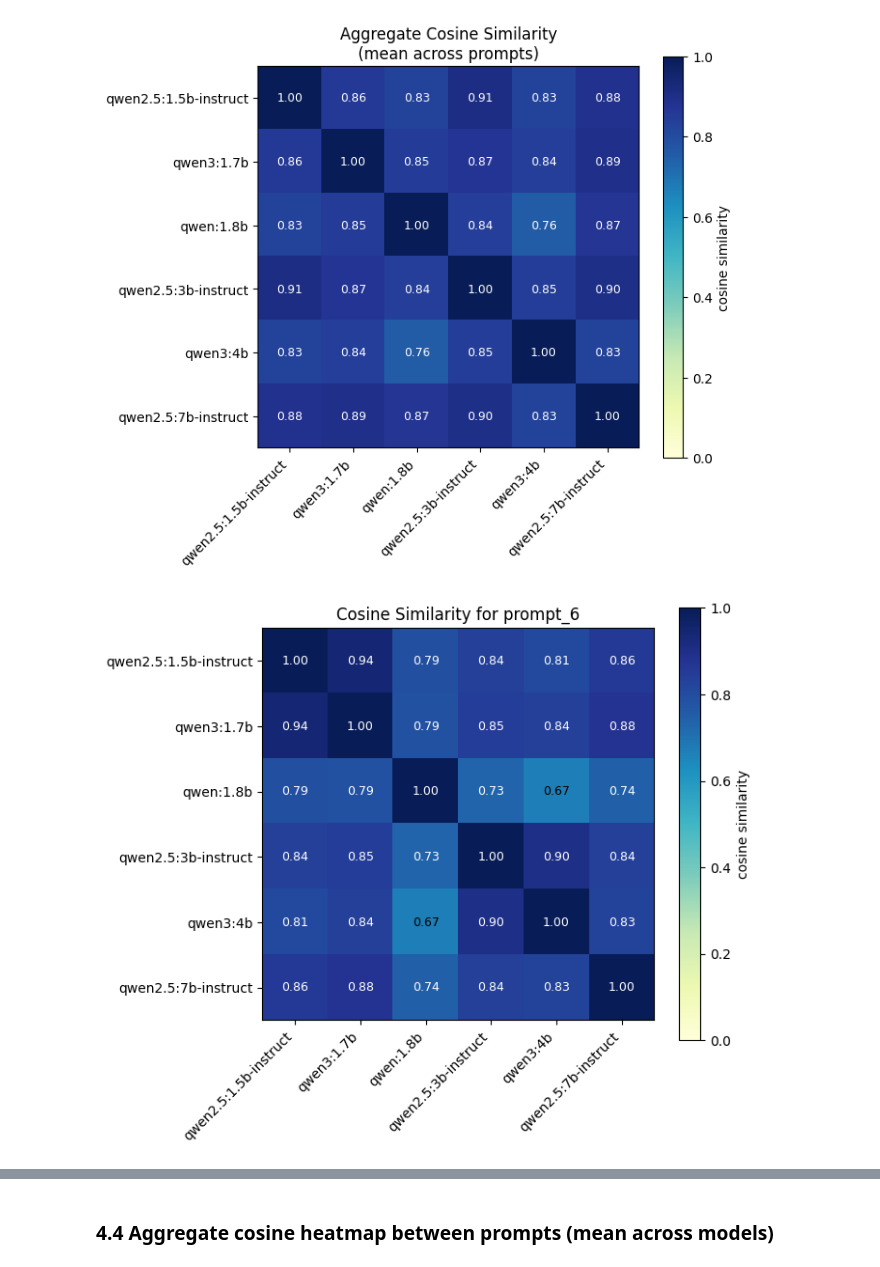
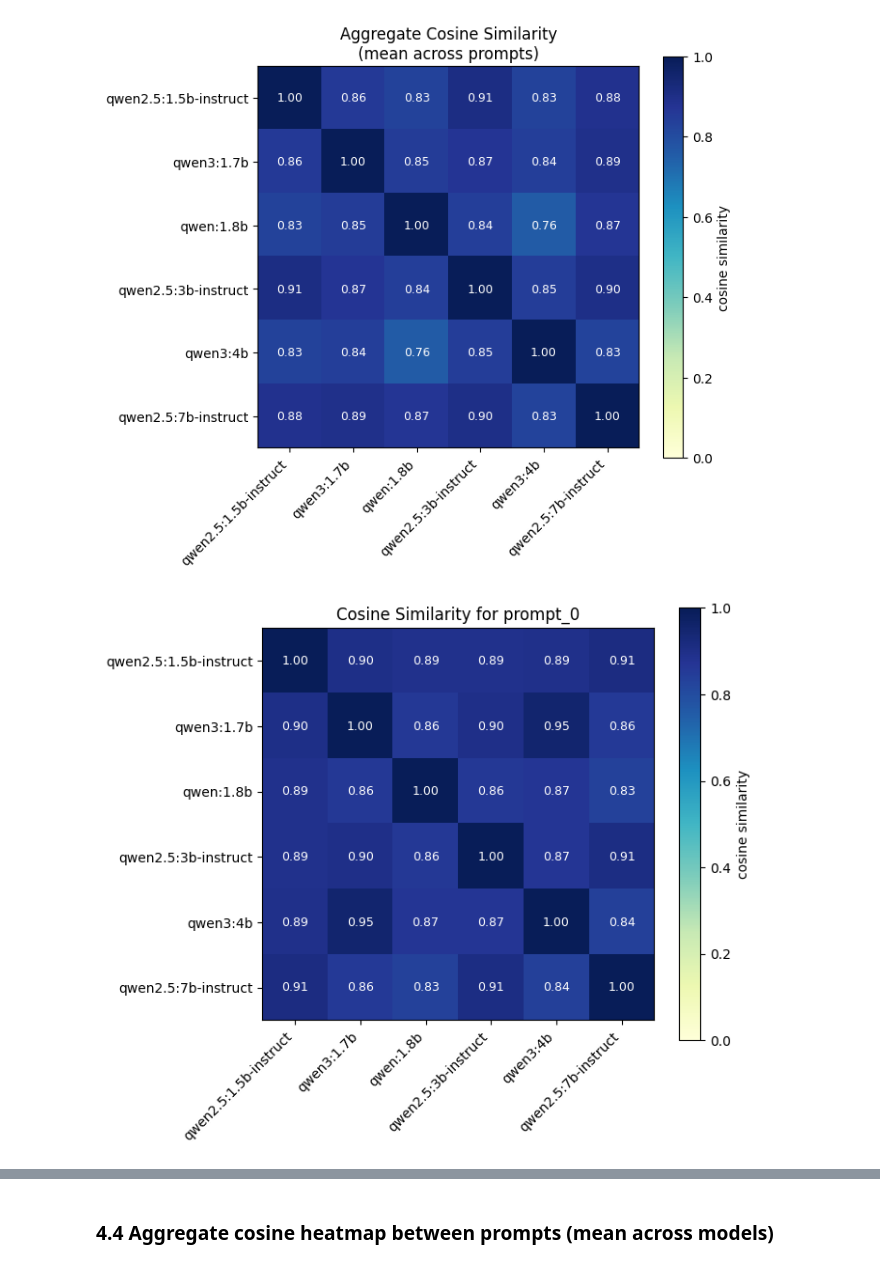
Before and after one commit to lapikuhu/llm_prompting_experiment, a Jupyter notebook: llm_prompting_experiment.ipynb, the cells around one changed output, grey strips where cells are left out. Saved outputs shown, nothing was run; the diff lists cells and outputs as text; code cells hidden in the pictures.

```diff
--- a/llm_prompting_experiment.ipynb
+++ b/llm_prompting_experiment.ipynb
@@ -630,28 +631,39 @@ plt.show()
 # %% [output]
 [figure]
 # %%
-# Plot the cosine heatmap for the last prompt only
-pid = sorted(ok_df["prompt_id"].unique())[-1]
-mat = per_prompt_cosine[pid]
-fig, ax = plt.subplots(figsize=(max(4, M + 1), max(3, M)))
-im = ax.imshow(mat, vmin=0.0, vmax=1.0, cmap="YlGnBu")
-ax.set_xticks(range(M))
-ax.set_xticklabels(generator_aliases, rotation=45, ha="right")
-ax.set_yticks(range(M))
-ax.set_yticklabels(generator_aliases)
-ax.set_title(f"Cosine Similarity for prompt_{pid}")
-plt.colorbar(im, ax=ax, label="cosine similarity")
-for i in range(M):
-    for j in range(M):
-        if not np.isnan(mat[i, j]):
-            ax.text(
-                j, i,
-                f"{mat[i, j]:.2f}",
-                ha="center", va="center",
-                fontsize=9,
-                color="black" if mat[i, j] < 0.7 else "white",
-            )
-plt.tight_layout()
-plt.show()
+def plot_cosine_heatmap_for_prompt(prompt_index: int) -> None:
+    """Plot the cosine heatmap for a specific prompt by index.
+    Args:
+        prompt_index: The index of the prompt to plot (0-based position in sorted prompt_ids).
+    Returns:
+        None. Displays a heatmap of cosine similarities for the specified prompt.
+    """
+    sorted_pids = sorted(ok_df["prompt_id"].unique())
+    pid = sorted_pids[prompt_index]
+    mat = per_prompt_cosine[pid]
+    fig, ax = plt.subplots(figsize=(max(4, M + 1), max(3, M)))
+    im = ax.imshow(mat, vmin=0.0, vmax=1.0, cmap="YlGnBu")
+    ax.set_xticks(range(M))
+    ax.set_xticklabels(generator_aliases, rotation=45, ha="right")
+    ax.set_yticks(range(M))
+    ax.set_yticklabels(generator_aliases)
+    ax.set_title(f"Cosine Similarity for prompt_{pid}")
+    plt.colorbar(im, ax=ax, label="cosine similarity")
+    for i in range(M):
+        for j in range(M):
+            if not np.isnan(mat[i, j]):
+                ax.text(
+                    j, i,
+                    f"{mat[i, j]:.2f}",
+                    ha="center", va="center",
+                    fontsize=9,
+                    color="black" if mat[i, j] < 0.7 else "white",
+                )
+    plt.tight_layout()
+    plt.show()
-# %% [output]
-[figure, removed]
+# %%
+
+# Plot the cosine heatmap for the last prompt only
+plot_cosine_heatmap_for_prompt(0)
+# %% [output]
+[figure, added]
```
Also changed, not shown: parts of 9 cells of this notebook, 1 other file.
